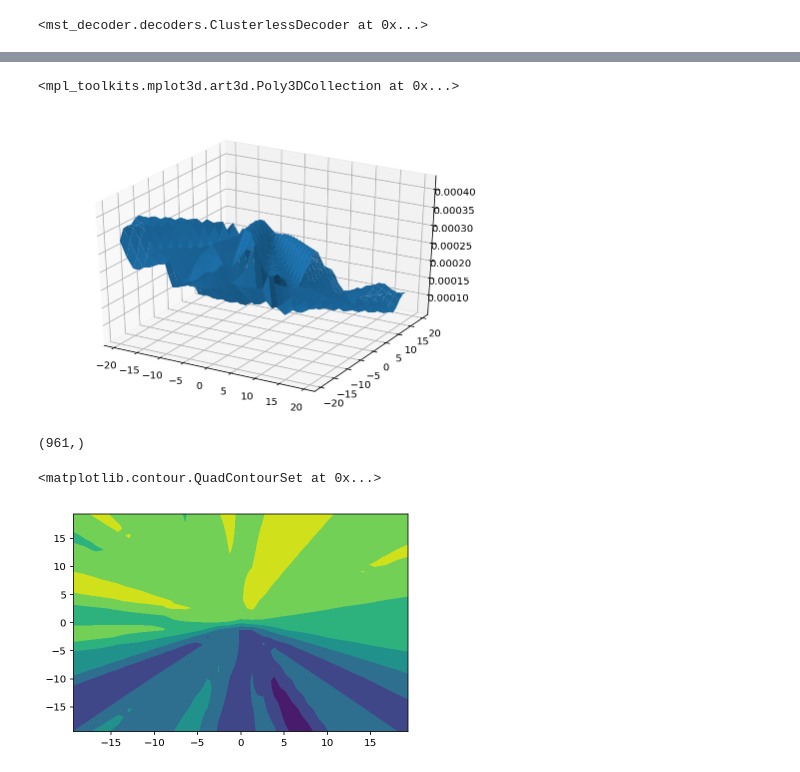
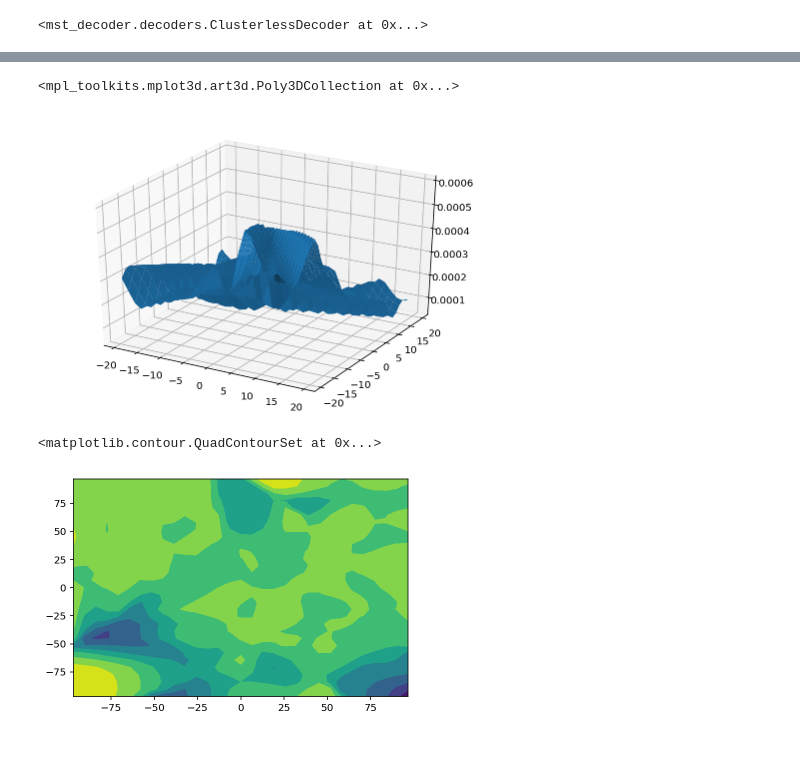
Before and after one commit to mikeza/mst-decoder, a Jupyter notebook: examples/Simulate_Circular_Clusterless_Decoding.ipynb, the cells around one changed output, grey strips where cells are left out. Drawn from its saved outputs; the diff is of its cells as text; code cells hidden in the pictures.

```diff
--- a/examples/Simulate_Circular_Clusterless_Decoding.ipynb
+++ b/examples/Simulate_Circular_Clusterless_Decoding.ipynb
@@ -11,11 +11,12 @@ import xarray as xr
 import numpy as np
 import matplotlib.pyplot as plt
 # %%
-SAMPLING_FREQUENCY = 1500
-N_SAMPLES = SAMPLING_FREQUENCY * 50
+SAMPLING_FREQUENCY = 50
+N_SAMPLES = SAMPLING_FREQUENCY * 1000
 
 time = sim.simulate_time(N_SAMPLES, SAMPLING_FREQUENCY)
-stimulus = sim.simulate_circular_cartesian(time, radius=20)
+stimulus = sim.simulate_circular_cartesian(time, radius=50)
+stimulus = sim.simulate_nd_randomwalk(time, bounds=np.array([[-100, 100], [-100, 100]]), delta=15)
 
 fig, axes = plt.subplots(2, 1, figsize=(12, 6), sharex=True)
 axes[0].plot(time, stimulus[:, 0]);
@@ -89,7 +90,7 @@ from mpl_toolkits.mplot3d import axes3d, Axes3D
 
 x = d.tuning_bin_grid[:, 0].reshape(31, 31)
 y = d.tuning_bin_grid[:, 1].reshape(31, 31)
-z = mi.mean('marks').values.reshape(31, 31)
+z = mi.loc[dict(marks=slice(200,300))].mean('marks').values.reshape(31, 31)
 
 fig = plt.figure()
 ax = Axes3D(fig)
@@ -97,4 +98,4 @@ ax = Axes3D(fig)
 ax.plot_surface(x, y, z)
 # %% [output]
 <mpl_toolkits.mplot3d.art3d.Poly3DCollection at 0x...>
-[figure, old version]
+[figure, new version]
@@ -103,12 +102,8 @@ X, Y = np.meshgrid(*[dim_edges[:-1] + np.diff(dim_edges) / 2 for dim_edges in d.
-# %%
-x.shape
-# %% [output]
-(961,)
 # %%
 res = d.predict(signal_data)
 # %%
 plt.contourf(d.tuning_bin_centers[0], d.tuning_bin_centers[1],
-             res.sel(time=1)['posterior_density'].values.reshape(31, 31))
+             res.sel(time=25)['likelihood'].values.reshape(31, 31))
 # %% [output]
 <matplotlib.contour.QuadContourSet at 0x...>
-[figure, old version]
+[figure, new version]
```
Also changed, not shown: parts of 10 cells of this notebook.
